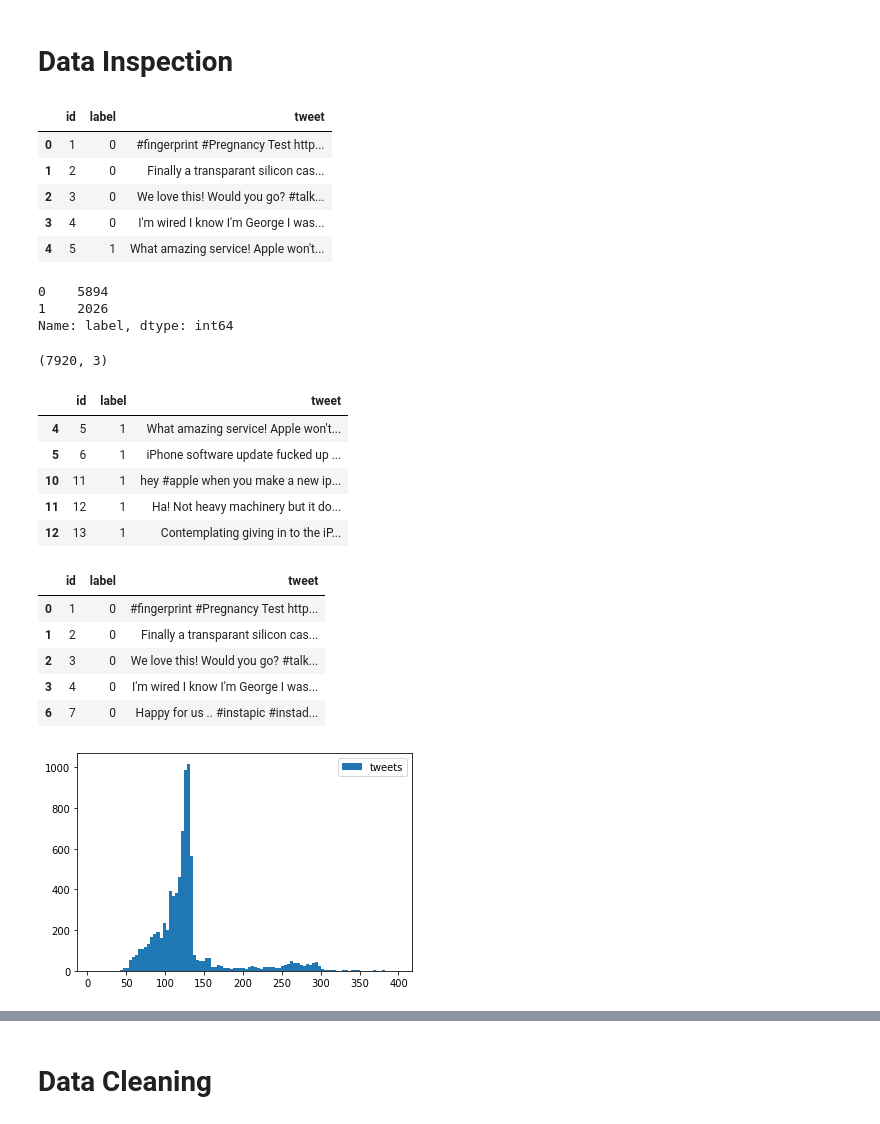
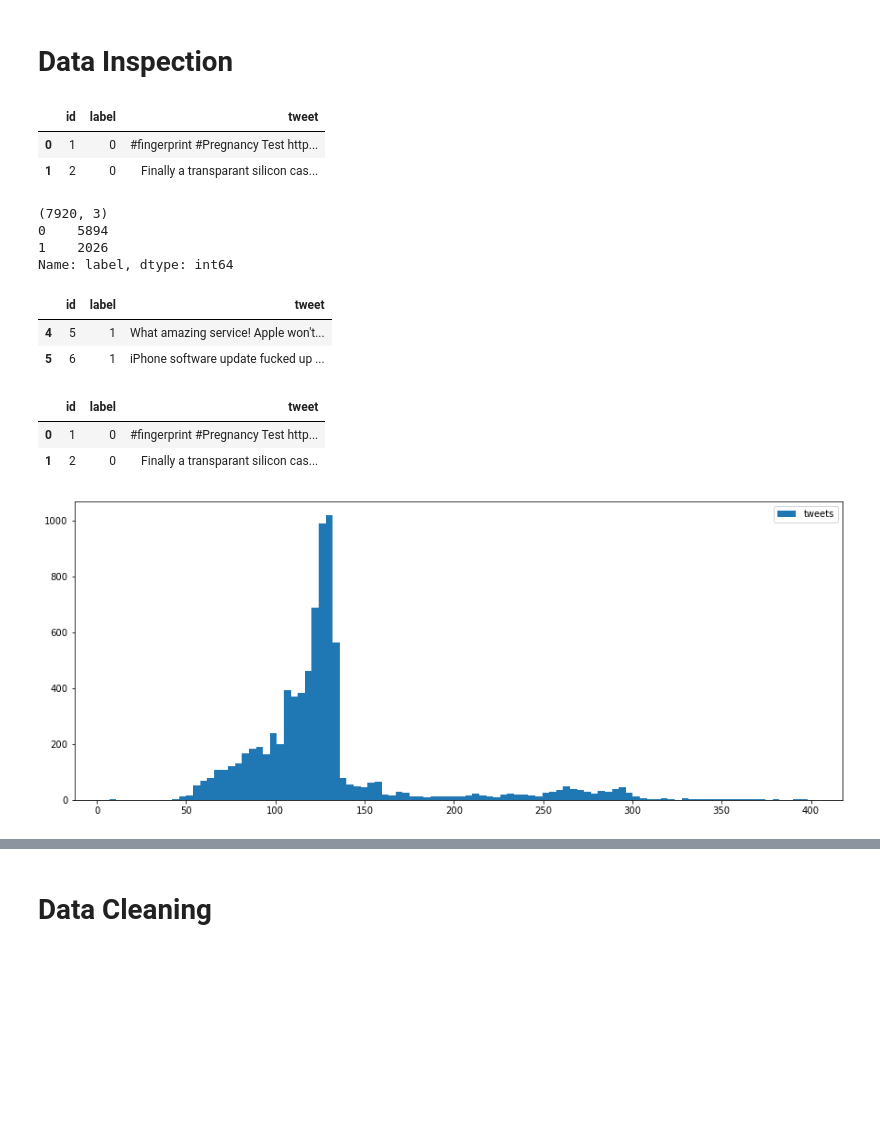
Before and after one commit to Mitesh512/AV_Sentimental-Analysis_NLP, a Jupyter notebook: Tweeter_sentimental Analysis.ipynb, the cells around one changed output, grey strips where cells are left out. Saved outputs shown, nothing was run; the diff lists cells and outputs as text; code cells hidden in the pictures; blank space fills up the shorter version.

```diff
--- a/Tweeter_sentimental Analysis.ipynb
+++ b/Tweeter_sentimental Analysis.ipynb
@@ -20,51 +35,41 @@ df = pd.read_csv("train_2kmZucJ.csv")
 # %% [markdown]
 # Data Inspection
 # %%
-df.head()
+df.head(2)
 # %% [output]
 |  | id | label | tweet |
 | 0 | 1 | 0 | #fingerprint #Pregnancy Test http... |
 | 1 | 2 | 0 | Finally a transparant silicon cas... |
-| 2 | 3 | 0 | We love this! Would you go? #talk... |
-| 3 | 4 | 0 | I'm wired I know I'm George I was... |
-| 4 | 5 | 1 | What amazing service! Apple won't... |
 # %%
-df['label'].value_counts()
-# 0 positive
-# 1 Negative
+print(df.shape)
+print(df['label'].value_counts())
+# 0 positive 5894
+# 1 Negative 2026
 # %% [output]
+(7920, 3)
 0    5894
 1    2026
 Name: label, dtype: int64
-# %%
-df.shape
-# %% [output]
-(7920, 3)
 # %%
-df[df['label'] == 1].head()
+df[df['label'] == 1].head(2)
 # %% [output]
 |  | id | label | tweet |
 | 4 | 5 | 1 | What amazing service! Apple won't... |
 | 5 | 6 | 1 | iPhone software update fucked up ... |
-| 10 | 11 | 1 | hey #apple when you make a new ip... |
-| 11 | 12 | 1 | Ha! Not heavy machinery but it do... |
-| 12 | 13 | 1 | Contemplating giving in to the iP... |
 # %%
-df[df['label'] == 0].head()
+df[df['label'] == 0].head(2)
 # %% [output]
 |  | id | label | tweet |
 | 0 | 1 | 0 | #fingerprint #Pregnancy Test http... |
 | 1 | 2 | 0 | Finally a transparant silicon cas... |
-| 2 | 3 | 0 | We love this! Would you go? #talk... |
-| 3 | 4 | 0 | I'm wired I know I'm George I was... |
-| 6 | 7 | 0 | Happy for us .. #instapic #instad... |
 # %%
 #we will check the distribution of length of the tweets,
 #in terms of words, in both train and test data
 length = df['tweet'].str.len()
+plt.figure(figsize=(15,6))
 plt.hist(length, bins=100, label="tweets")
 plt.legend()
 plt.show()
 # %% [output]
-[figure, old version]
+[figure, new version]
 # %%
```
Also changed, not shown: parts of 73 cells of this notebook.
